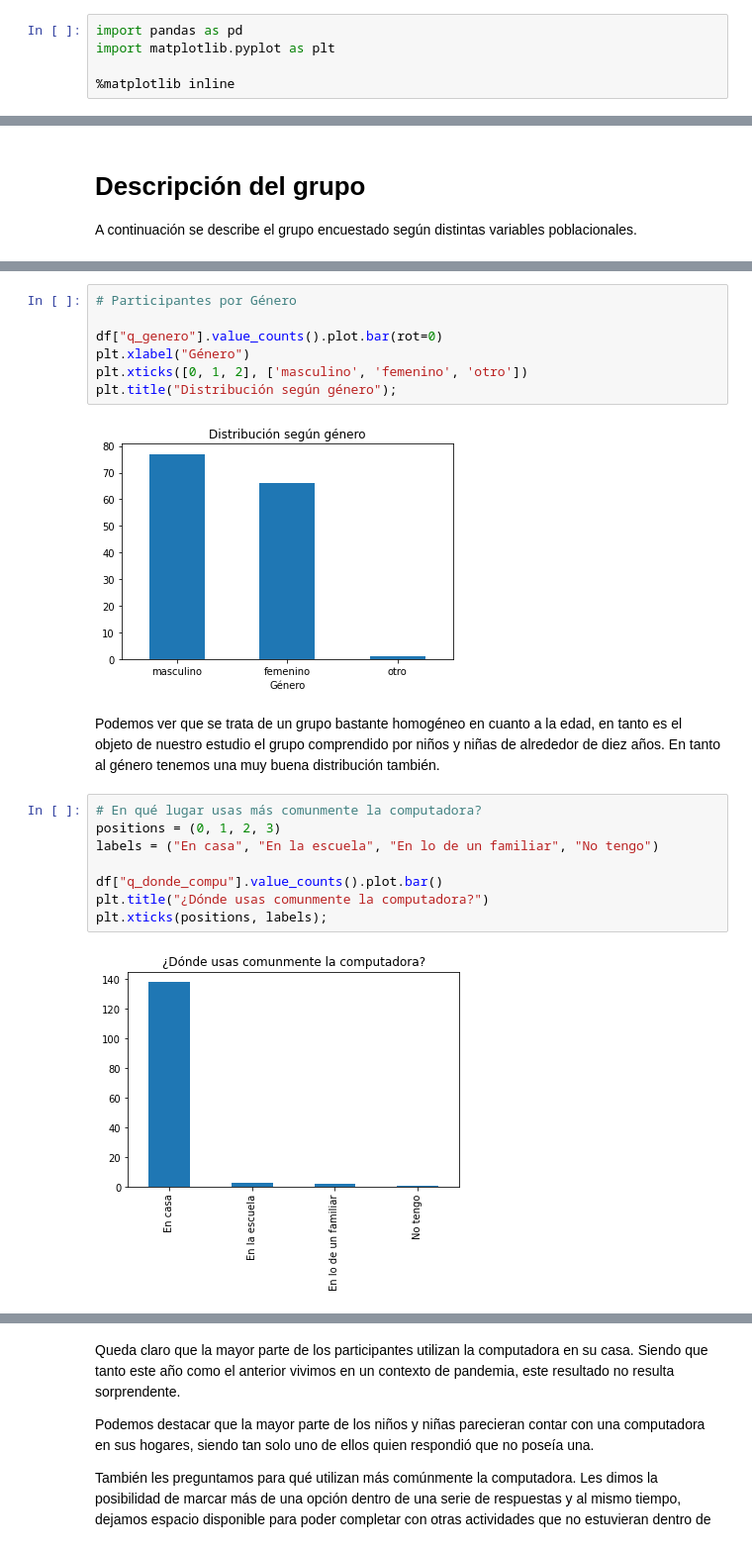
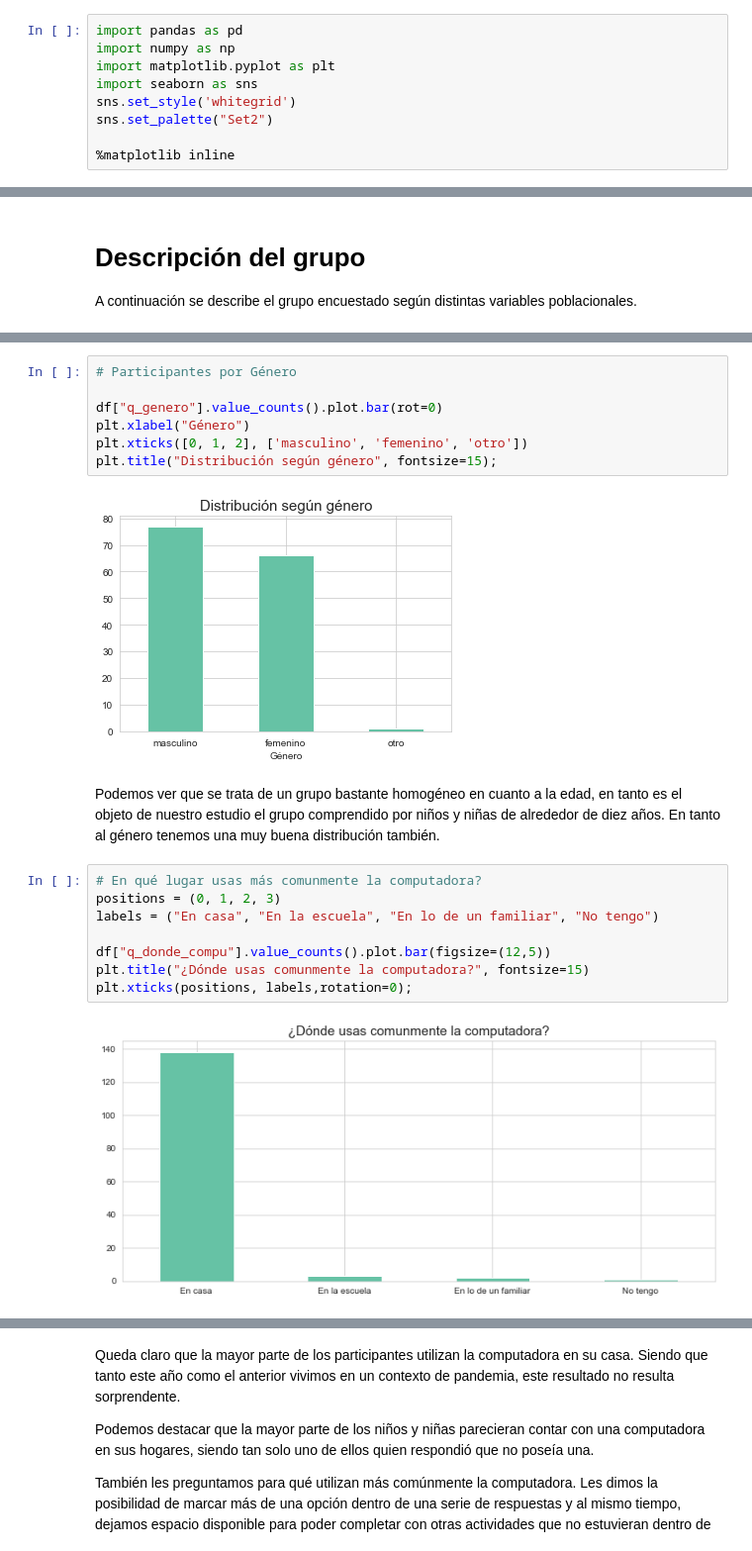
Before and after one commit to luparral/misconceptions, a Jupyter notebook: notebooks/Análisis exploratorio.ipynb, the cells around one changed output, grey strips where cells are left out. Shown at 99% size. Saved outputs shown, nothing was run; the diff lists cells and outputs as text.

```diff
--- a/notebooks/Análisis exploratorio.ipynb
+++ b/notebooks/Análisis exploratorio.ipynb
@@ -1,5 +1,9 @@
 # %%
 import pandas as pd
+import numpy as np
 import matplotlib.pyplot as plt
+import seaborn as sns
+sns.set_style('whitegrid')
+sns.set_palette("Set2")
 
 %matplotlib inline
@@ -47,21 +55,21 @@ plt.title("Distribución según edad");
 df["q_genero"].value_counts().plot.bar(rot=0)
 plt.xlabel("Género")
 plt.xticks([0, 1, 2], ['masculino', 'femenino', 'otro'])
-plt.title("Distribución según género");
+plt.title("Distribución según género", fontsize=15);
 # %% [output]
-[figure, old version]
+[figure, new version]
 # %% [markdown]
 Podemos ver que se trata de un grupo bastante homogéneo en cuanto a la edad, en tanto es el objeto de nuestro estudio el grupo comprendido por niños y niñas de alrededor de diez años. En tanto al género tenemos una muy buena distribución también.
 # %%
 # En qué lugar usas más comunmente la computadora?
 positions = (0, 1, 2, 3)
 labels = ("En casa", "En la escuela", "En lo de un familiar", "No tengo")
 
-df["q_donde_compu"].value_counts().plot.bar()
-plt.title("¿Dónde usas comunmente la computadora?")
-plt.xticks(positions, labels);
+df["q_donde_compu"].value_counts().plot.bar(figsize=(12,5))
+plt.title("¿Dónde usas comunmente la computadora?", fontsize=15)
+plt.xticks(positions, labels,rotation=0);
 # %% [output]
-[figure, old version]
+[figure, new version]
 # %%
 # ¿Qué hacés cuando usás la computadora (podés elegir más de una opción)?
 positions = (0, 1, 2, 3, 4, 5)
```
Also changed, not shown: parts of 24 cells of this notebook, 2 other files.
